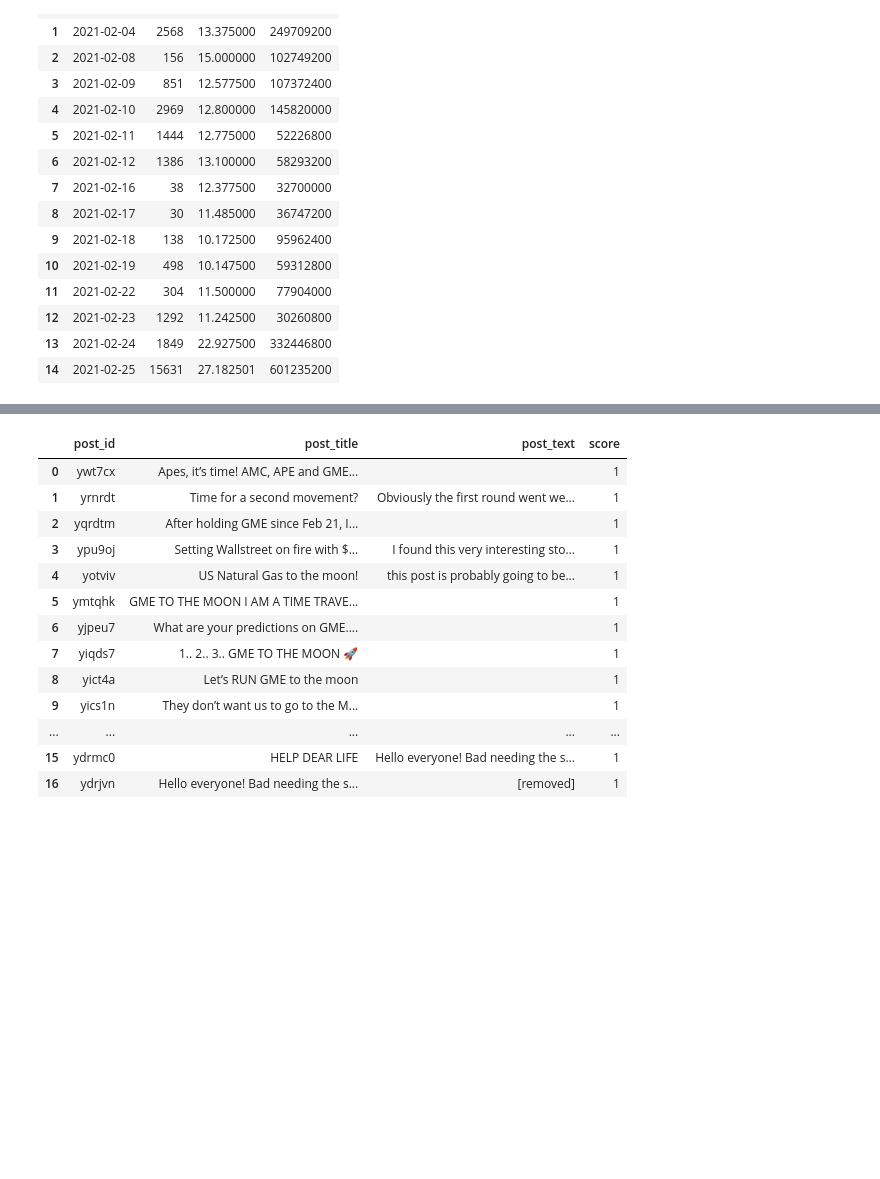
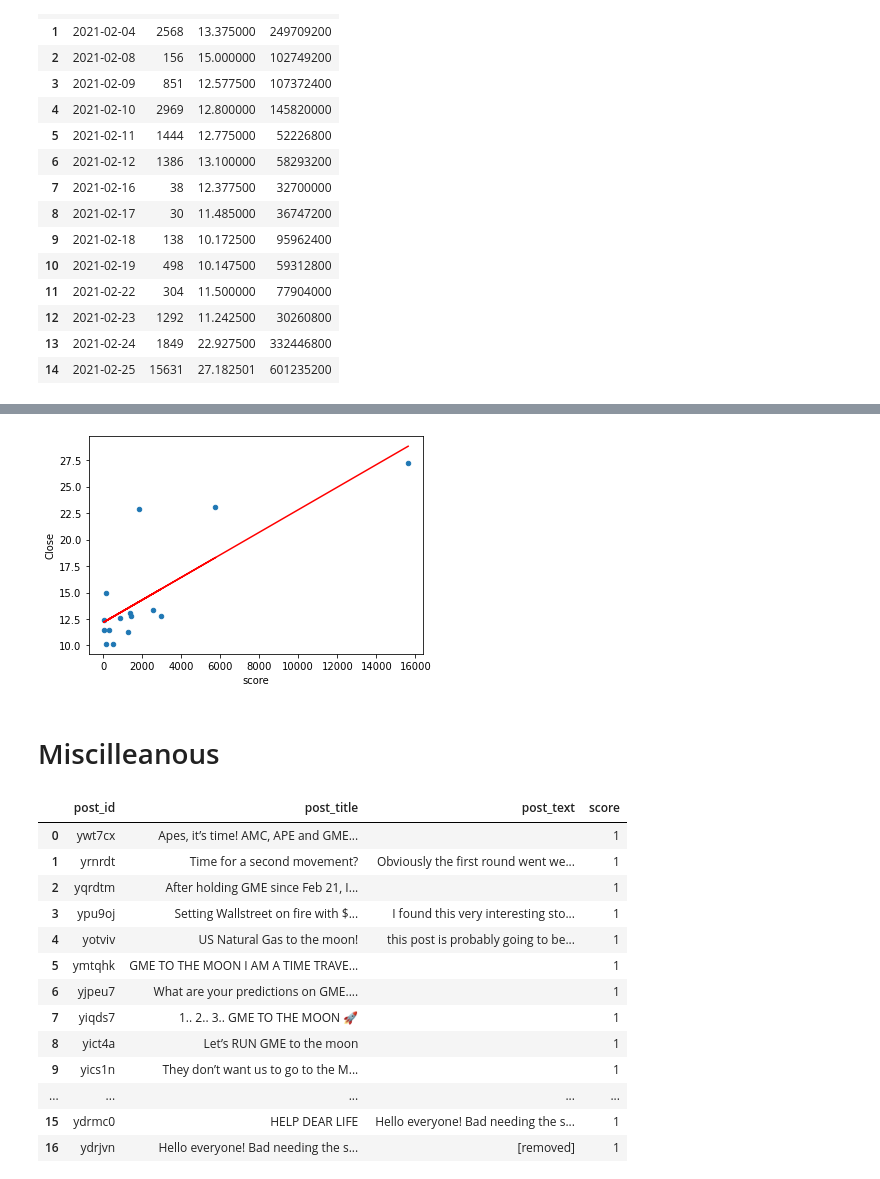
Before and after one commit to Daniilab/DSCI510_Final_Project, a Jupyter notebook: Final_Project.ipynb, the cells around one changed output, grey strips where cells are left out. Saved outputs shown, nothing was run; the diff lists cells and outputs as text; code cells hidden in the pictures; blank space fills up the shorter version.

```diff
--- a/Final_Project.ipynb
+++ b/Final_Project.ipynb
@@ -164,3 +268,24 @@ correlation.loc['Close', 'score']
+# %%
+# visualization
+
+
+#mergedData.plot.scatter(x = 'score', y = 'Close')
+
+# create a scatter plot of the data
+mergedData.plot(kind='scatter', x='score', y='Close')
+
+# fit a linear regression model to the data
+slope, intercept = np.polyfit(mergedData['score'], mergedData['Close'], 1)
+
+# add a regression line to the scatter plot
+plt.plot(mergedData['score'], slope*mergedData['score'] + intercept, color='red')
+
+# show the plot
+plt.show()
+# %% [output]
+[figure, added]
+# %% [markdown]
+# Miscilleanous
 # %%
 #Creating a data frame with post data
 
```
Also changed, not shown: parts of 14 cells of this notebook.
